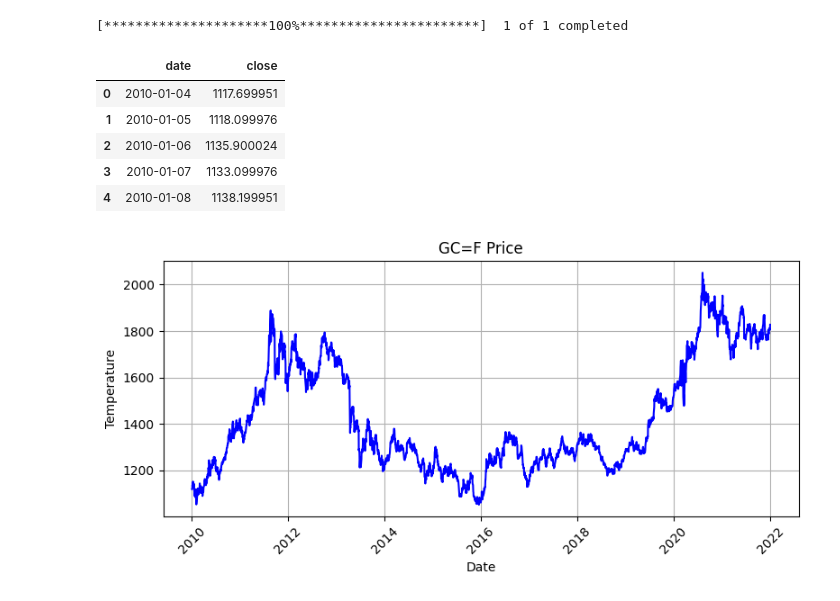
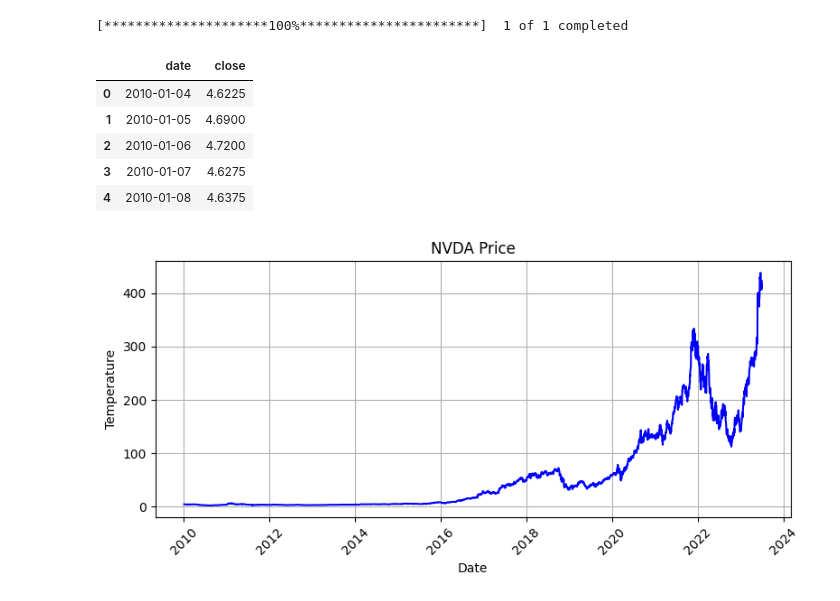
Before and after one commit to SMARTHEP/Secondment-Lightbox, a Jupyter notebook: notebooks/bayes-lstm2.ipynb, the cells around one changed output. Saved outputs shown, nothing was run; the diff lists cells and outputs as text; code cells hidden in the pictures.

```diff
--- a/notebooks/bayes-lstm2.ipynb
+++ b/notebooks/bayes-lstm2.ipynb
@@ -11,31 +11,31 @@ import tensorflow as tf
 import tensorflow_probability as tfp
 # %%
 # name = 'PL=F' #platinum
-name = 'GC=F' #gold
+# name = 'GC=F' #gold
 # name = 'SI=F' #silver
 # name = 'HG=F' #copper
 # name = 'PA=F' #paladium
 # name = 'CL=F' #crude oil
 # name = 'BZ=F' #brent crude oil
 # name = 'NG=F' #natural gas
+name = 'NVDA'
 
-
-train_end_date = '2022-01-01'
+train_end_date = '2023-07-01'
 
 name_ohlc_df = yf.download(name, start='2010-01-01', end=train_end_date)
 name_ohlc_df = name_ohlc_df.reset_index()
 
 data = {'date': name_ohlc_df.Date, 'close': name_ohlc_df.Close}
 df = pd.DataFrame(data)
 df.head()
 # %% [output]
 [*********************100%***********************]  1 of 1 completed
 |  | date | close |
-| 0 | 2010-01-04 | 1117.699951 |
-| 1 | 2010-01-05 | 1118.099976 |
-| 2 | 2010-01-06 | 1135.900024 |
-| 3 | 2010-01-07 | 1133.099976 |
-| 4 | 2010-01-08 | 1138.199951 |
+| 0 | 2010-01-04 | 4.6225 |
+| 1 | 2010-01-05 | 4.6900 |
+| 2 | 2010-01-06 | 4.7200 |
+| 3 | 2010-01-07 | 4.6275 |
+| 4 | 2010-01-08 | 4.6375 |
 # %%
 plt.figure(figsize=(8, 4))
 plt.plot(df['date'], df['close'], linestyle='-', color='b')
@@ -47,6 +47,6 @@ plt.xticks(rotation=45)
 plt.tight_layout()
 plt.show()
 # %% [output]
-[figure, old version]
+[figure, new version]
 # %%
 # x1 = np.array(df.iloc[:,1]+np.random.randn(df.shape[0])).astype(np.float32).reshape(-1,1)
```
Also changed, not shown: parts of 18 cells of this notebook, 24 other files.
